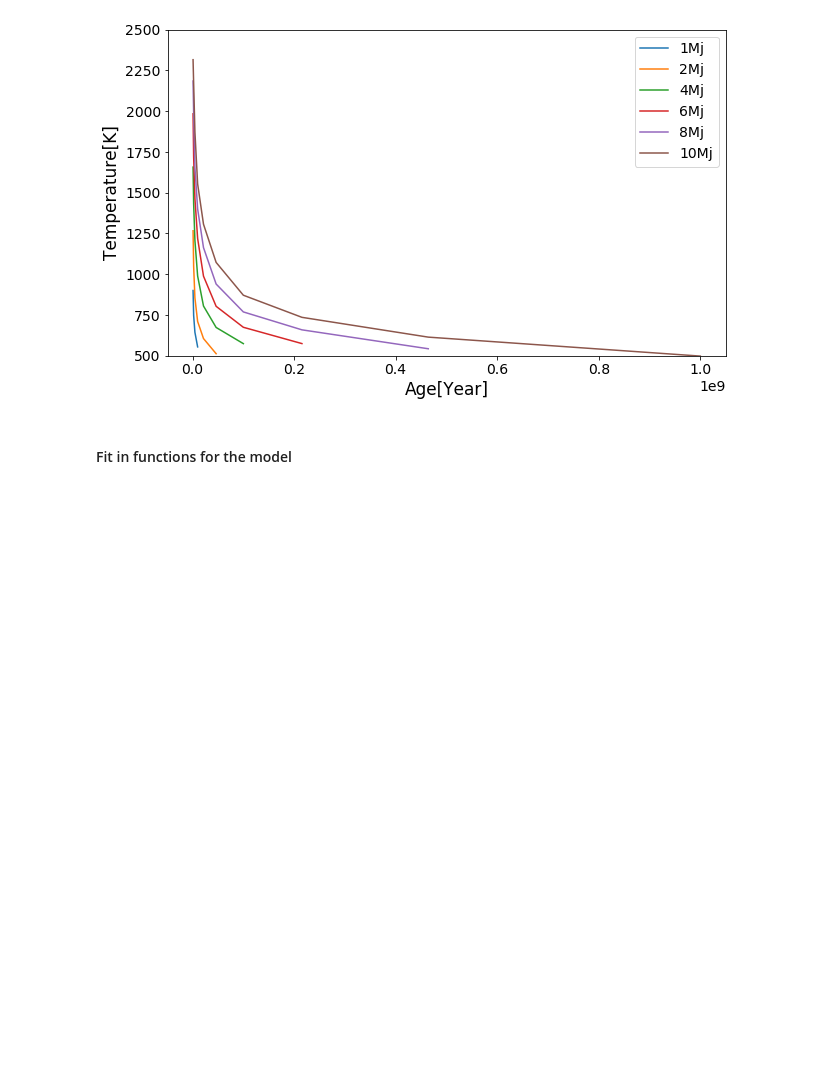
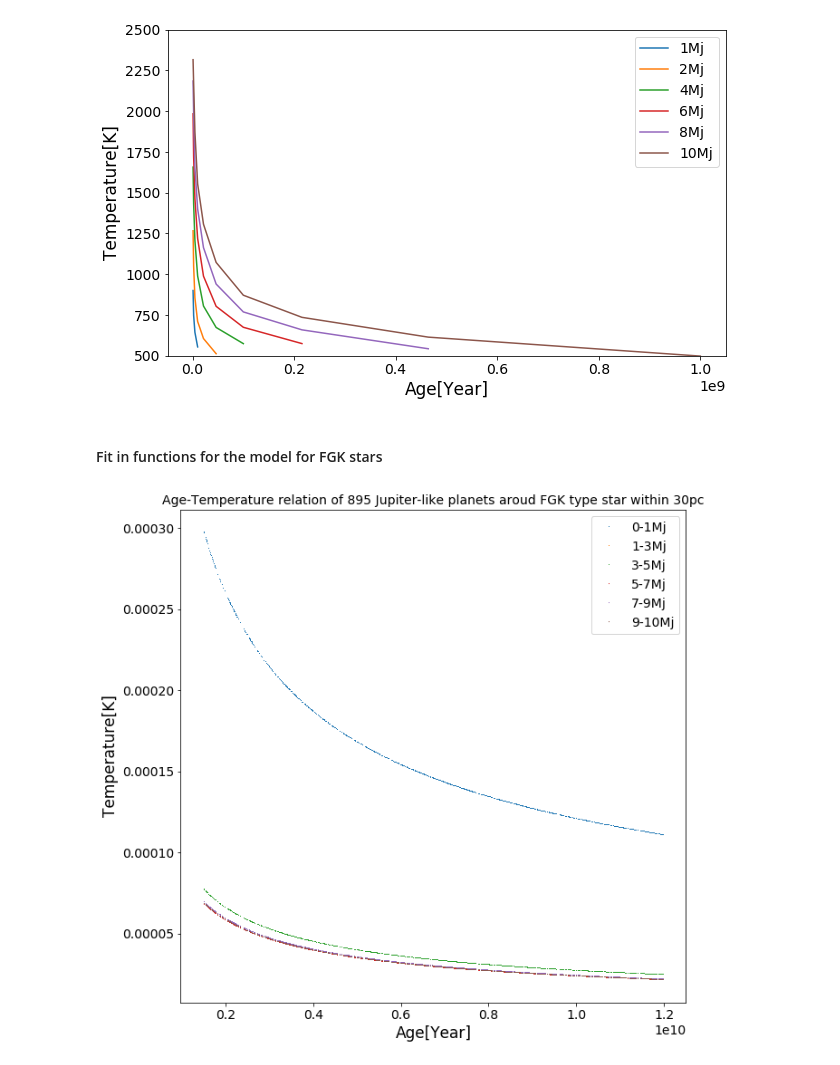
Before and after one commit to LorenzoZhu/2019_summer_research, a Jupyter notebook: simulation(2).ipynb, the cells around one changed output. Cells and saved outputs as stored; diff of their text form; code cells hidden in the pictures; blank space fills up the shorter version.

```diff
--- a/simulation(2).ipynb
+++ b/simulation(2).ipynb
@@ -339,7 +339,8 @@ Text(0.5,1,'Temperature-Distance of 891 planets aroud M type star within 30pc')
 # %%
 # an assumed proper range of star ages within 80pc would be 1.5Gyr~12Gyr
 # this range is from Cignoni_et_al.(2006)
-star_age = np.random.uniform(1.5e+09,12e+09,size=nstars)
+nPlans = SU.nPlans
+star_age = np.random.uniform(1.5e+09,12e+09,size=nPlans)
 
 #use the indexing to extract age for all the planets around M stars
 M_age = [star_age[i] for i in M_id][0]
@@ -387,7 +388,7 @@ plt.legend()
 <matplotlib.legend.Legend at 0x...>
 [figure]
 # %% [markdown]
-#### Fit in functions for the model
+#### Fit in functions for the model for FGK stars
 # %%
 #transfer the log functions to linear functions and perform fit
 def log(x):
@@ -395,3 +396,5 @@ def log(x):
 
 def linearfit(x,y):
     return np.polyfit(log(x),log(y),1)
+
+FGK_logage = log(FGK_age)
@@ -397,0 +425,25 @@ def linearfit(x,y):
+# %%
+a1,b1 = linearfit(log(age1),log(temp1))
+a2,b2 = linearfit(log(age2),log(temp2))
+a4,b4 = linearfit(log(age4),log(temp4))
+a6,b6 = linearfit(log(age6),log(temp6))
+a8,b8 = linearfit(log(age8),log(temp8))
+a10,b10 = linearfit(log(age10),log(temp10))
+
+plt.figure(figsize=(10,10))
+plt.errorbar(10**Mj1_age,10**(Mj1_age*a1+b1),fmt= ',',label='0-1Mj')
+plt.errorbar(10**Mj2_age,10**(Mj2_age*a2+b2),fmt= ',',label='1-3Mj')
+plt.errorbar(10**Mj4_age,10**(Mj4_age*a4+b4),fmt= ',',label='3-5Mj')
+plt.errorbar(10**Mj6_age,10**(Mj6_age*a6+b6),fmt= ',',label='5-7Mj')
+plt.errorbar(10**Mj8_age,10**(Mj8_age*a8+b8),fmt= ',',label='7-9Mj')
+plt.errorbar(10**Mj10_age,10**(Mj10_age*a10+b10),fmt= ',',label='9-10Mj')
+plt.legend()
+
+#plt.ylim(0.00002,0.00008)
+plt.xlabel('Age[Year]')
+plt.ylabel('Temperature[K]')
+plt.title('Age-Temperature relation of %d Jupiter-like planets aroud FGK type star within 30pc'%FGK_len_new)
+
+plt.savefig('FGK-Age-Temp.png')
+# %% [output]
+[figure, added]
```
Also changed, not shown: parts of 14 cells of this notebook.
